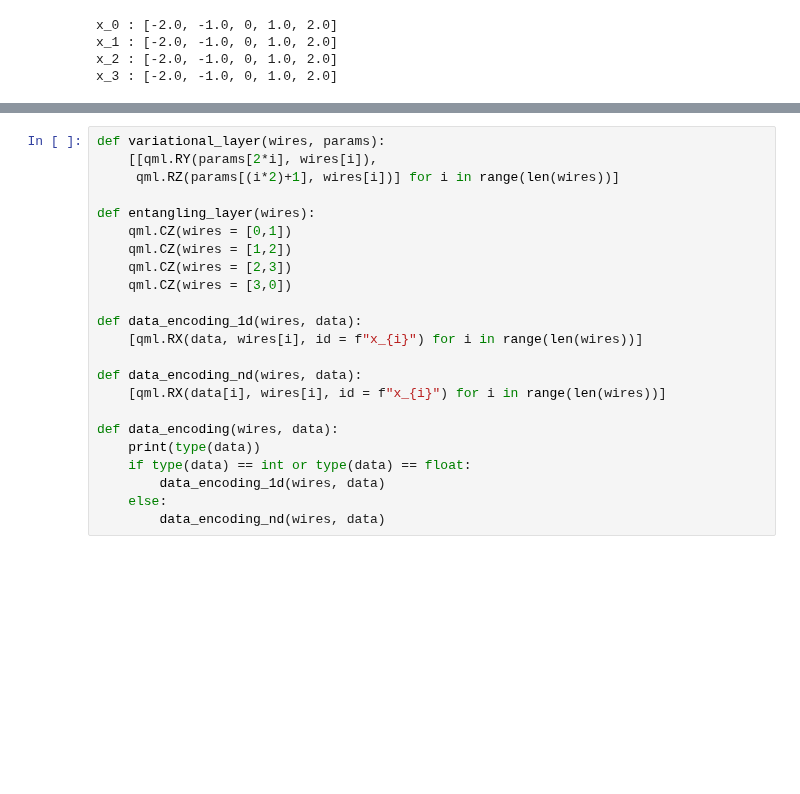
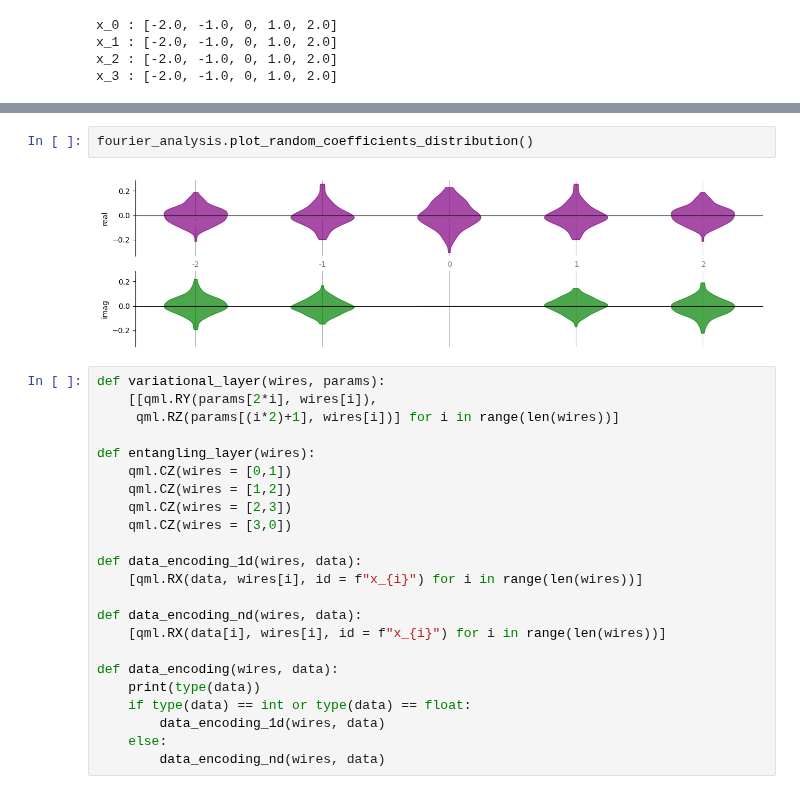
Before and after one commit to RodrigoCoelho7/VQC_Qlearning, a Jupyter notebook: test_notebook.ipynb, the cells around one changed output, grey strips where cells are left out. Saved outputs shown, nothing was run; the diff lists cells and outputs as text; blank space fills up the shorter version.

Commit message:
Updated Fourier Analysis

```diff
--- a/test_notebook.ipynb
+++ b/test_notebook.ipynb
@@ -382,3 +379,7 @@ fourier_analysis.plot_coefficients()
+# %%
+fourier_analysis.plot_random_coefficients_distribution()
+# %% [output]
+[figure, added]
 # %%
 def variational_layer(wires, params):
     [[qml.RY(params[2*i], wires[i]),
```
Also changed, not shown: parts of 4 cells of this notebook, 4 other files.
